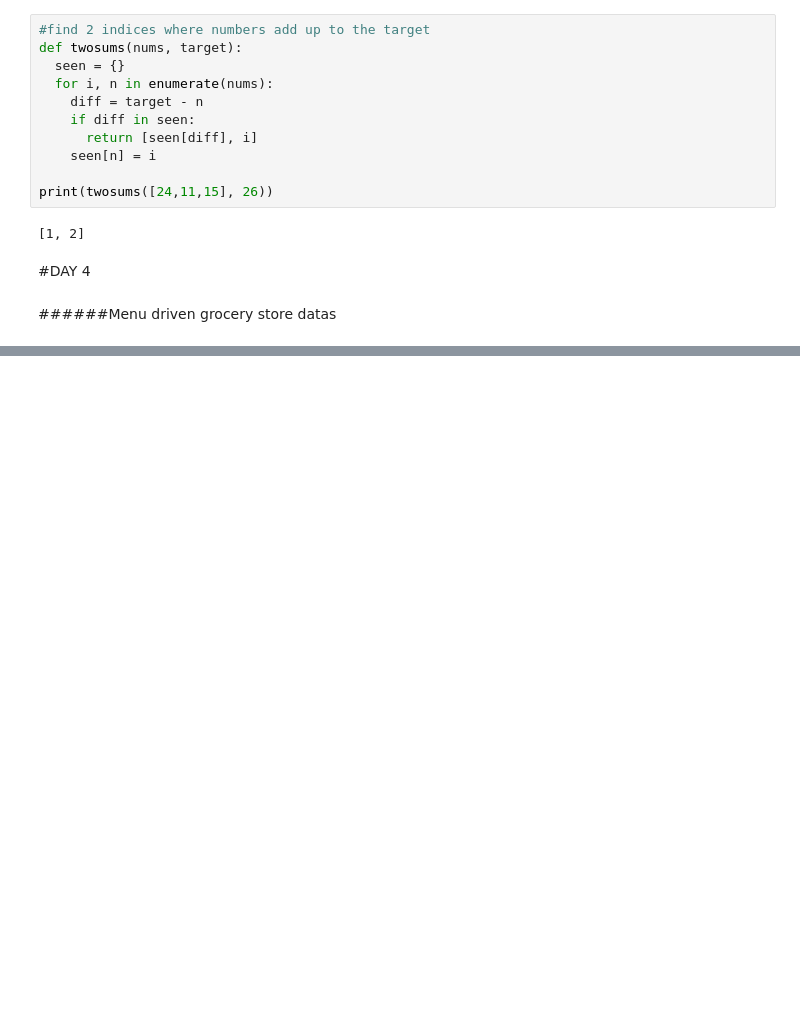
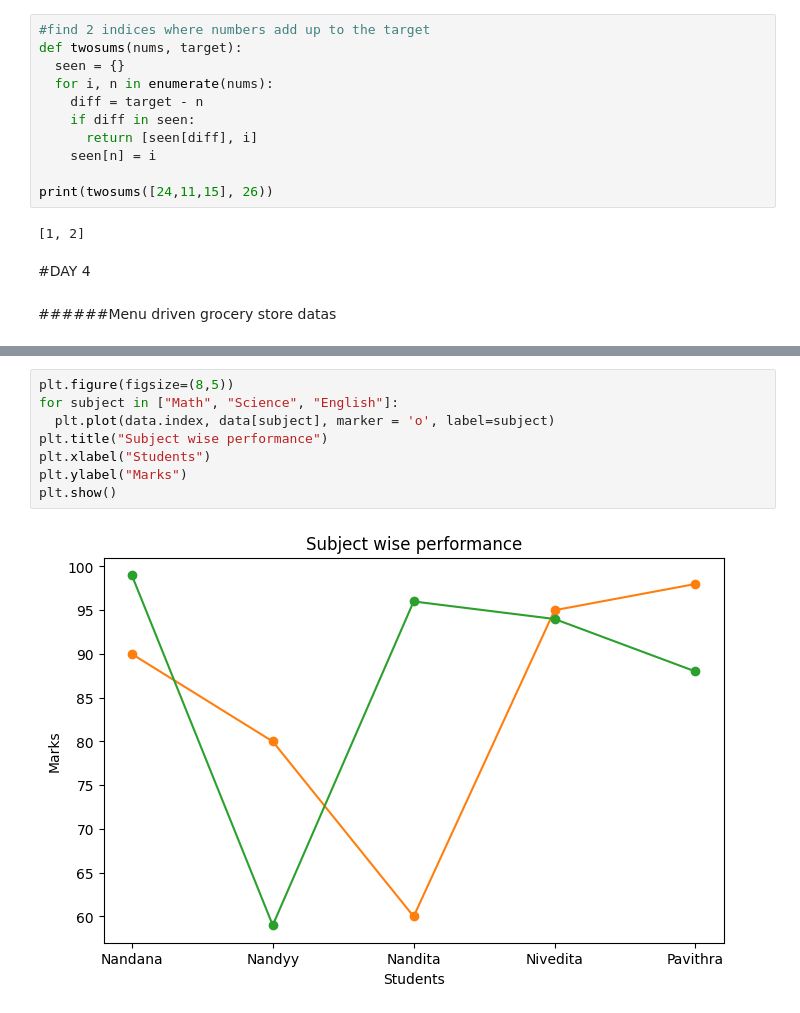
Before and after one commit to NandanaNair05/python-codes, a Jupyter notebook: python_codes.ipynb, the cells around one changed output, grey strips where cells are left out. Drawn from its saved outputs; the diff is of its cells as text; blank space fills up the shorter version.

```diff
--- a/python_codes.ipynb
+++ b/python_codes.ipynb
@@ -309,0 +482,10 @@ print(twosums([24,11,15], 26))
+# %%
+plt.figure(figsize=(8,5))
+for subject in ["Math", "Science", "English"]:
+  plt.plot(data.index, data[subject], marker = 'o', label=subject)
+plt.title("Subject wise performance")
+plt.xlabel("Students")
+plt.ylabel("Marks")
+plt.show()
+# %% [output]
+[figure, added]
```
Also changed, not shown: parts of 25 cells of this notebook.
